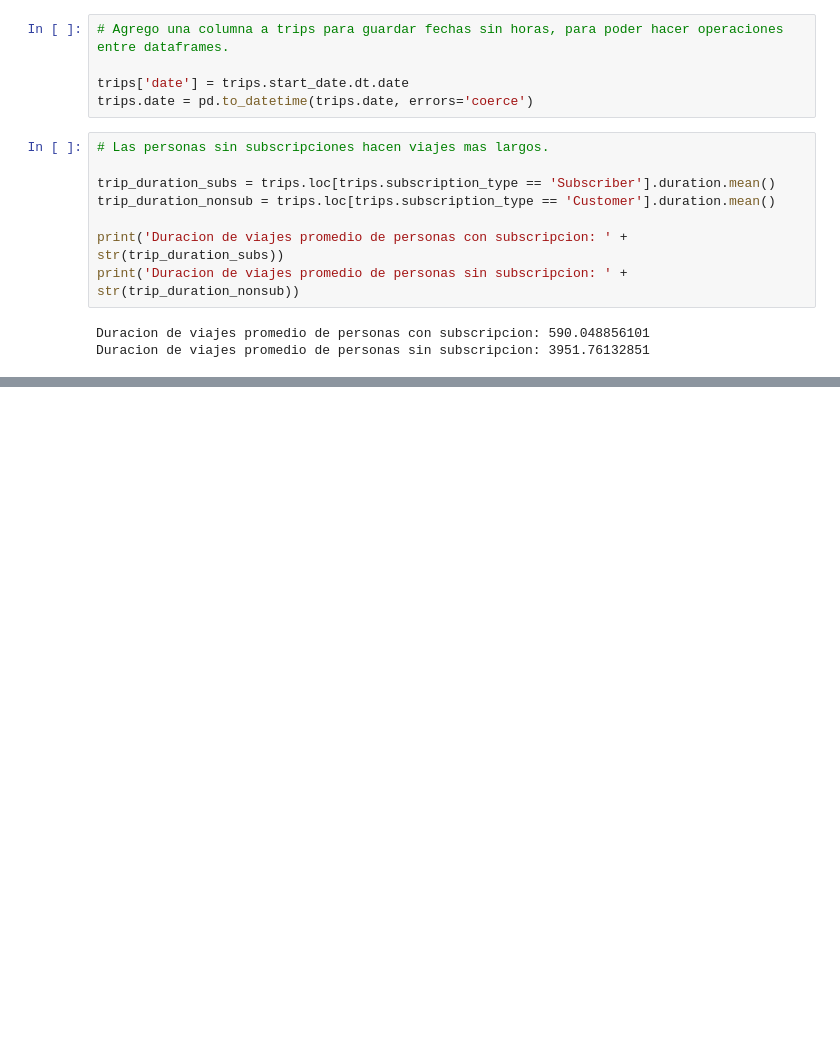
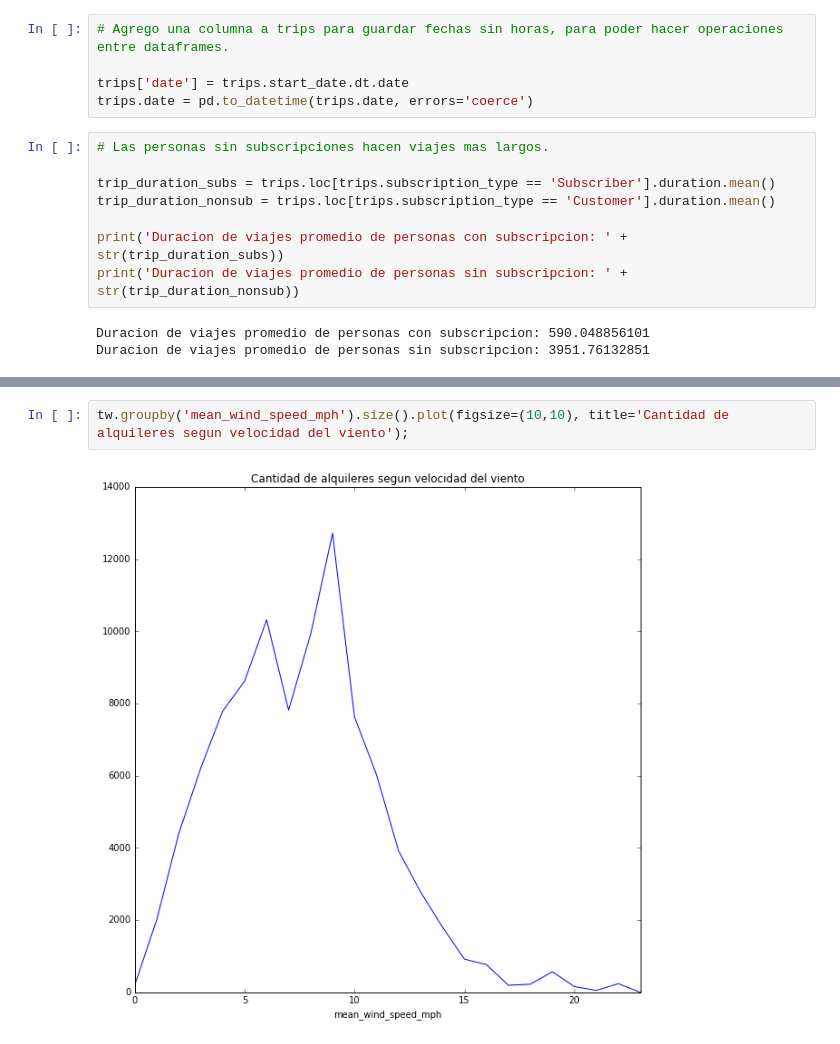
Before and after one commit to bzuker/tp-datos, a Jupyter notebook: TP.ipynb, the cells around one changed output, grey strips where cells are left out. Cells and saved outputs as stored; diff of their text form; blank space fills up the shorter version.

```diff
--- a/TP.ipynb
+++ b/TP.ipynb
@@ -129,0 +216,4 @@ trips.join(weather, lsuffix='_t', rsuffix='_w', on='date').head()
+# %%
+tw.groupby('mean_wind_speed_mph').size().plot(figsize=(10,10), title='Cantidad de alquileres segun velocidad del viento');
+# %% [output]
+[figure, added]
```
Also changed, not shown: parts of 14 cells of this notebook.
